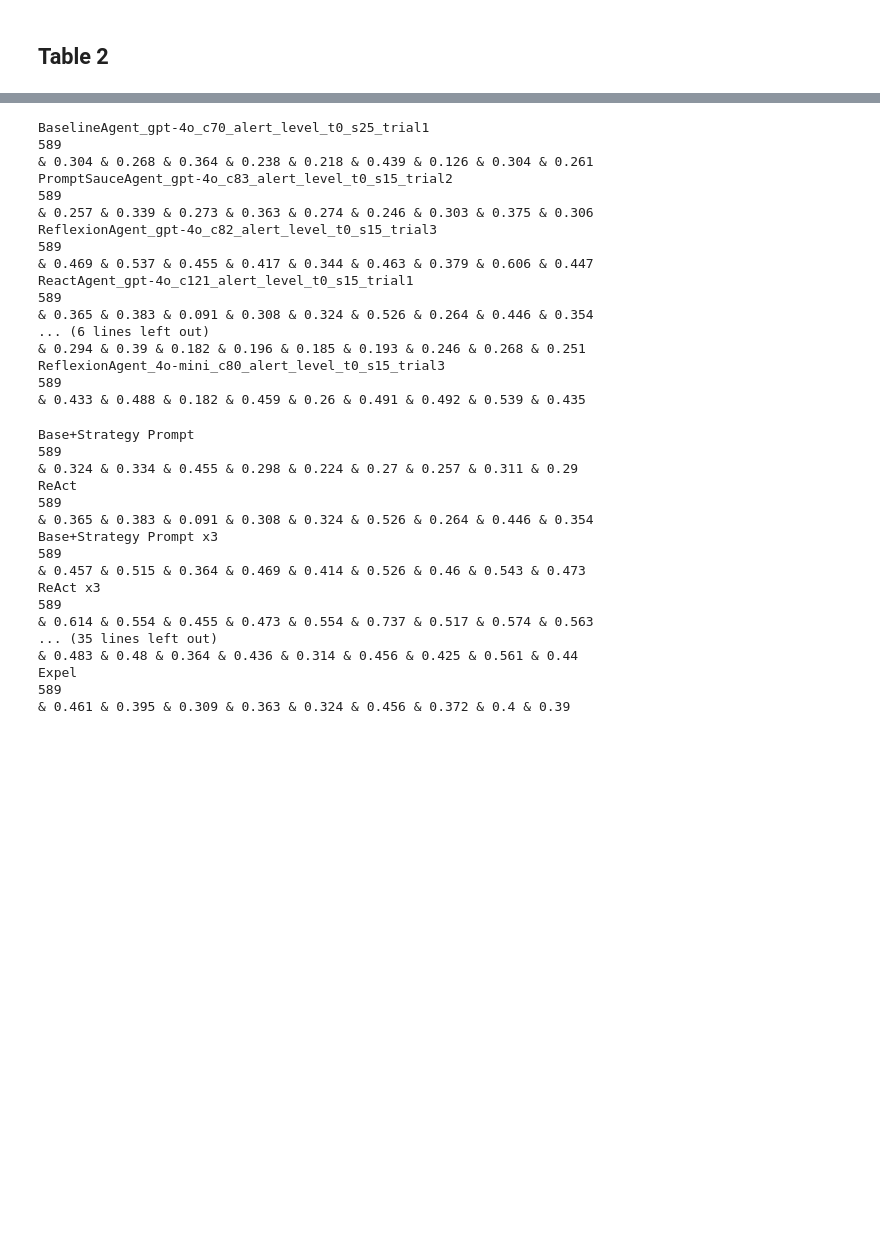
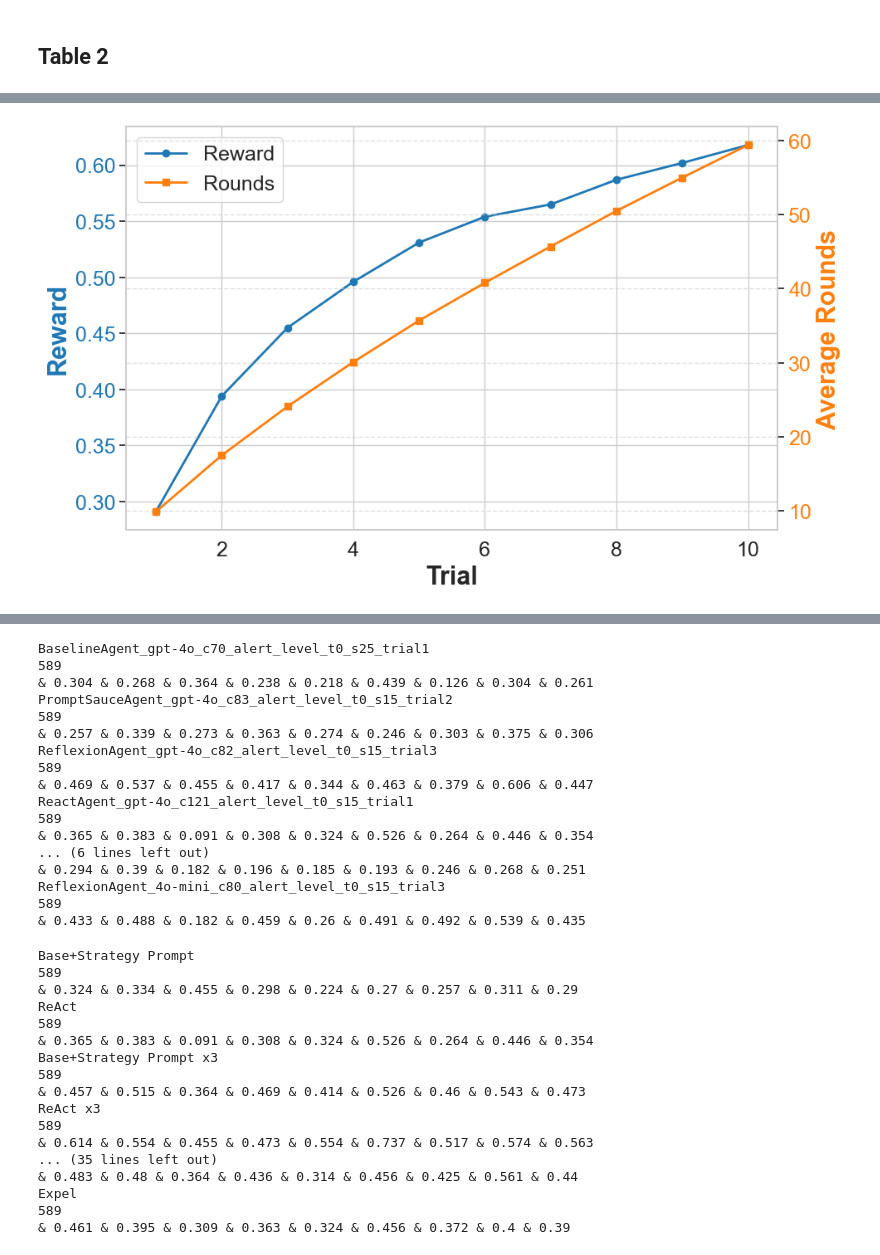
Before and after one commit to zhang-lucy/SecRL, a Jupyter notebook: notebooks/final_result_analysis.ipynb, the cells around one changed output, grey strips where cells are left out. Saved outputs shown, nothing was run; the diff lists cells and outputs as text; code cells hidden in the pictures; blank space fills up the shorter version.

```diff
--- a/notebooks/final_result_analysis.ipynb
+++ b/notebooks/final_result_analysis.ipynb
@@ -91,6 +679,9 @@ def get_avg_accuracy_and_cost(log_path, file_folder, model_name, version="v1", r
         "o3-mini": (1.1 / d, 4.4 / d),
         "deepseek-r1": (0.55 / d, 0.27 / d),
         "phi4": (0.07/ d, 0.14/ d),
+        "alert_only": (0.15 / d, 0.6 / d),
+        "full_db": (0.15 / d, 0.6 / d),
+        "log_level": (0.15 / d, 0.6 / d),
     }
 
     prompt_price, completion_price = prices[model_name]
@@ -309,7 +952,7 @@ def get_avg_accuracy_and_cost_3_trial(log_path, file_folder, model_name, version
 
 tab2_3_trial = {
   "strategy-gpt-4o": ("PromptSauceAgent_gpt-4o_c345_alert_level_t0_s15_trial3", "v2"),
-  "strategy-reflect-gpt-4o": ("PromptSauceReflexionAgent_gpt-4o_c234_alert_level_t0_s15_trial3", "v2"),
+  "strategy-reflect-gpt-4o": ("PrologmptSauceReflexionAgent_gpt-4o_c234_alert_level_t0_s15_trial3", "v2"),
   "react-gpt-4o": ("ReactAgent_gpt-4o_c121_alert_level_t0_s15_trial3", "v2"),
   "react-reflect-gpt-4o": ("ReActReflexionAgent_gpt-4o_c378_alert_level_t0_s15_trial3", "v2"),
 
@@ -317,6 +960,15 @@ tab2_3_trial = {
   "strategy-reflect-4o-mini": ("PromptSauceReflexionAgent_4o-mini_c234_alert_level_t0_s15_trial3", "v2"),
   "react-reflexion-4o-mini": ("ReActReflexionAgent_4o-mini_c378_alert_level_t0_s15_trial3", "v2"),
   "react-4o-mini": ("ReactAgent_4o-mini_c124_alert_level_t0_s15_trial3", "v2"),
+
+  "strategy-o3-mini": ("PromptSauceAgent_o3-mini_c577_alert_level_t0_s15_trial3", "v2"),
+  "strategy-reflect-o3-mini": ("PromptSauceReflexionAgent_o3-mini_c677_alert_level_t0_s15_trial3", "v2"),
+  "react-o3-mini": ("ReactAgent_o3-mini_c476_alert_level_t0_s15_trial3", "v2"),
+  "react-reflexion-o3-mini": ("ReActReflexionAgent_o3-mini_c877_alert_level_t0_s15_trial3", "v2"),
+
+
+
+
 }
 
 log_path = "../secgym/final_results"
@@ -330,6 +982,8 @@ for name, b in tab2_3_trial.items():
         model_name = "gpt-4o"
     elif "4o-mini" in name:
         model_name = "gpt-4o-mini"
+    elif "o3-mini" in name:
+        model_name = "o3-mini"
     else:
         raise ValueError(f"Unknown model name: {name}")
 
@@ -359,0 +1146,78 @@ Avg Accuracy: 0.423, Avg Cost: 0.03567 Avg Round: 23.757
+# %%
+import matplotlib.pyplot as plt
+import seaborn as sns
+
+def plot_reward_and_rounds_combined(rewards, rounds, output_filename="plots/trial_progression_combined.pdf"):
+    """
+    Creates a single plot with dual y-axes:
+    - Left y-axis: Rewards progression across trials
+    - Right y-axis: Rounds progression across trials
+
+    Parameters:
+    - rewards: list of reward values per trial
+    - rounds: list of average rounds per trial
+    - output_filename: filename for the output figure
+    """
+    sns.set(style="whitegrid", font_scale=GLOBAL_FONT_SCALE)
+
+    # Number of trials
+    trials = list(range(1, len(rewards) + 1))
+
+    # Create figure with primary y-axis
+    fig, ax1 = plt.subplots(figsize=(10, 6))
+
+    # Color for rewards (primary axis)
+    color_rewards = PLOT_PALETTE[0]
+
+    # Plot rewards on primary y-axis
+    ax1.set_xlabel("Trial", fontsize=GLOBAL_FONT_SIZE+4, weight="bold")
+    ax1.set_ylabel("Reward", fontsize=GLOBAL_FONT_SIZE+4, weight="bold", color=color_rewards)
+    ax1.plot(
+        trials,
+        rewards,
+        marker='o',
+        linestyle='-',
+        color=color_rewards,
+        linewidth=LINE_WIDTH,
+        markersize=MARKER_SIZE,
+        label="Reward"
+    )
+    ax1.tick_params(axis='y', labelcolor=color_rewards)
+    ax1.tick_params(axis='both', labelsize=GLOBAL_FONT_SIZE)
+
+    # Create secondary y-axis
+    ax2 = ax1.twinx()
+
+    # Color for rounds (secondary axis)
+    color_rounds = PLOT_PALETTE[1]
+
+    # Plot rounds on secondary y-axis
+    ax2.set_ylabel("Average Rounds", fontsize=GLOBAL_FONT_SIZE+4, weight="bold", color=color_rounds)
+    ax2.plot(
+        trials,
+        rounds,
+        marker='s',
+        linestyle='-',
+        color=color_rounds,
+        linewidth=LINE_WIDTH,
+        markersize=MARKER_SIZE,
+        label="Rounds"
+    )
+    ax2.tick_params(axis='y', labelcolor=color_rounds)
+    ax2.tick_params(axis='both', labelsize=GLOBAL_FONT_SIZE)
+
+    # Add legend with colored labels
+    lines1, labels1 = ax1.get_legend_handles_labels()
+    lines2, labels2 = ax2.get_legend_handles_labels()
+    ax1.legend(lines1 + lines2, labels1 + labels2, loc='upper left', fontsize=LEGEND_FONT_SIZE+6)
+
+    # plt.title("Reward and Rounds Progression by Trial", fontsize=GLOBAL_FONT_SIZE+2, weight="bold")
+    plt.grid(True, linestyle="--", alpha=0.6)
+    fig.tight_layout()
+    plt.savefig(output_filename, format="pdf", bbox_inches="tight")
+    plt.show()
+
+# Call the function with your data
+plot_reward_and_rounds_combined(rewards, rounds)
+# %% [output]
+[figure, added]
```
Also changed, not shown: parts of 18 cells of this notebook, 19 other files.
